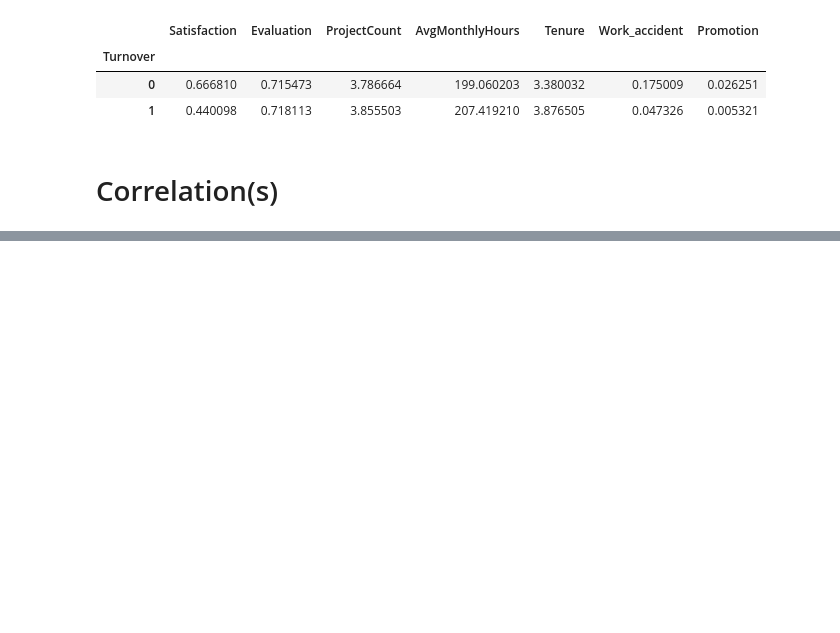
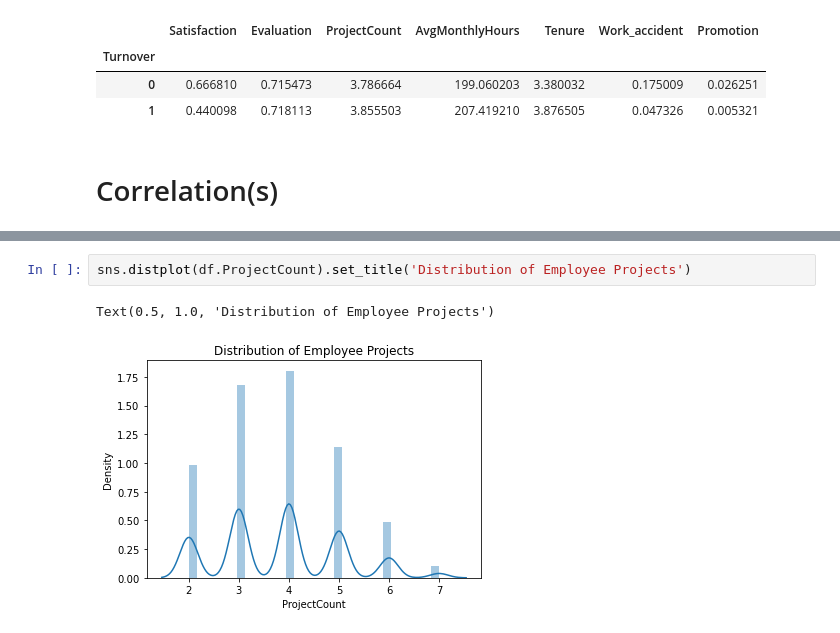
Before and after one commit to rajeski/People_Analytics, a Jupyter notebook: Employee_Turnover_Analysis.ipynb, the cells around one changed output, grey strips where cells are left out. Saved outputs shown, nothing was run; the diff lists cells and outputs as text; blank space fills up the shorter version.

```diff
--- a/Employee_Turnover_Analysis.ipynb
+++ b/Employee_Turnover_Analysis.ipynb
@@ -177,0 +269,5 @@ Text(0.5, 1.0, 'Heatmap of Correlation Matrix')
+# %%
+sns.distplot(df.ProjectCount).set_title('Distribution of Employee Projects')
+# %% [output]
+Text(0.5, 1.0, 'Distribution of Employee Projects')
+[figure, added]
```
Also changed, not shown: parts of 76 cells of this notebook.
